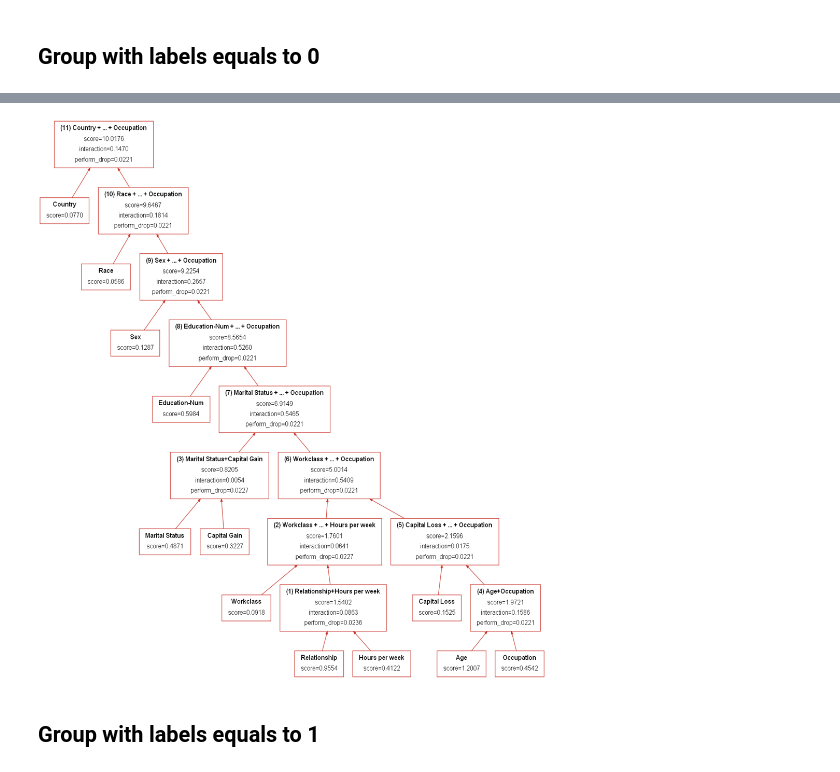
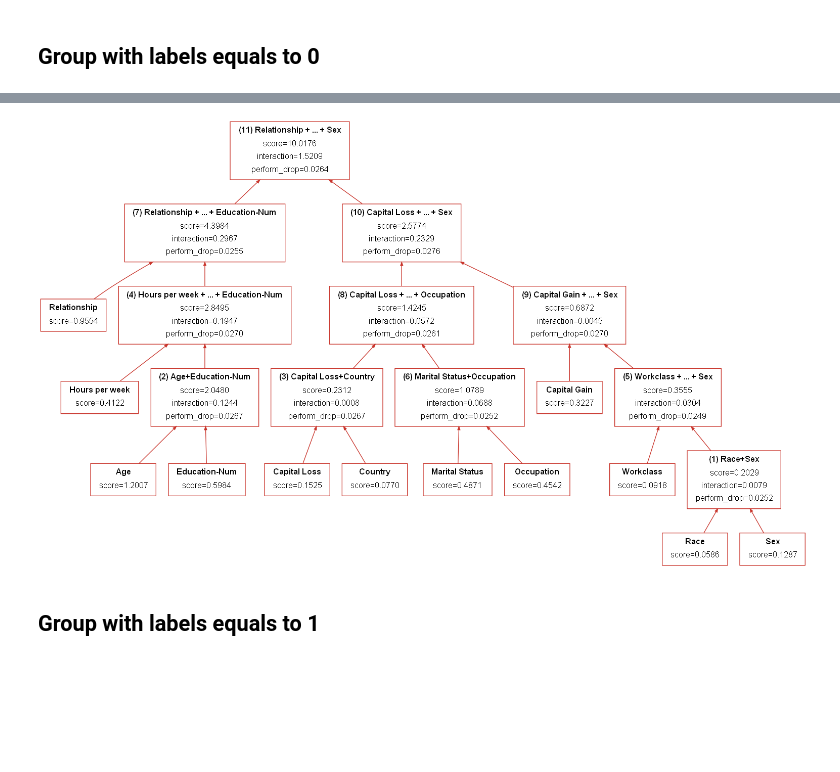
Before and after one commit to simonjisu/FeatureInteractionTree, a Jupyter notebook: notebooks/Finer Granularity Explanation.ipynb, the cells around one changed output, grey strips where cells are left out. Drawn from its saved outputs; the diff is of its cells as text; code cells hidden in the pictures; blank space fills up the shorter version.

```diff
--- a/notebooks/Finer Granularity Explanation.ipynb
+++ b/notebooks/Finer Granularity Explanation.ipynb
@@ -67,0 +155,4 @@ display(img.resize((980, 1080)))
+# %%
+infos[k]['nodes'] = []
+infos[k]['nodes_to_run'] = []
+infos[k]['performance'] = []
@@ -67,0 +207,16 @@ display(img.resize((980, 1080)))
+# %%
+nodes_to_run = prev_nodes_to_run.pop(0)
+nodes = prev_nodes.pop(0)
+scores = tree_builder.get_scores(siv_scores, nodes_to_run)
+filtered_keys = tree_builder.filter_scores(scores, n_select_scores)
+# %%
+for cmbs in filtered_keys:
+    i += 1
+    trials = list(nodes.keys()) + [cmbs]
+    performance = tree_builder.polyfitter.fit_selected(trials)
+    performance_drop = infos[0]['performance'] - performance
+    if len(performances) >= n_select_performance:
+        if performances[0][1] > performance_drop:
+            heapq.heappushpop(performances, (-n_select_performance, performance_drop, cmbs, deepcopy(nodes), deepcopy(done)))
+    else:
+        heapq.heappush(performances, (-i, performance_drop, cmbs, deepcopy(nodes), deepcopy(done)))
@@ -79,16 +277,17 @@ Cost time: 0 mins 58.16 secs
 tree = tree_builder.build(
     score_method='abs',
     shap_interactions=shap_interactions,
-    n_select=5,
-    r_filter=0.5,
+    n_select_scores=5,
+    n_select_performance=5,
     max_iter=None,
+    initialize=None,
     rt_only_best=True
 )
 img = tree.show_tree(feature_names=dataset.feature_names)
 # %%
-display(img.resize((980, 1080)))
+display(img)
 # %% [output]
-[figure, old version]
+[figure, new version]
 # %% [markdown]
 ## Group with labels equals to 1
 # %%
```
Also changed, not shown: parts of 62 cells of this notebook, 4 other files.
